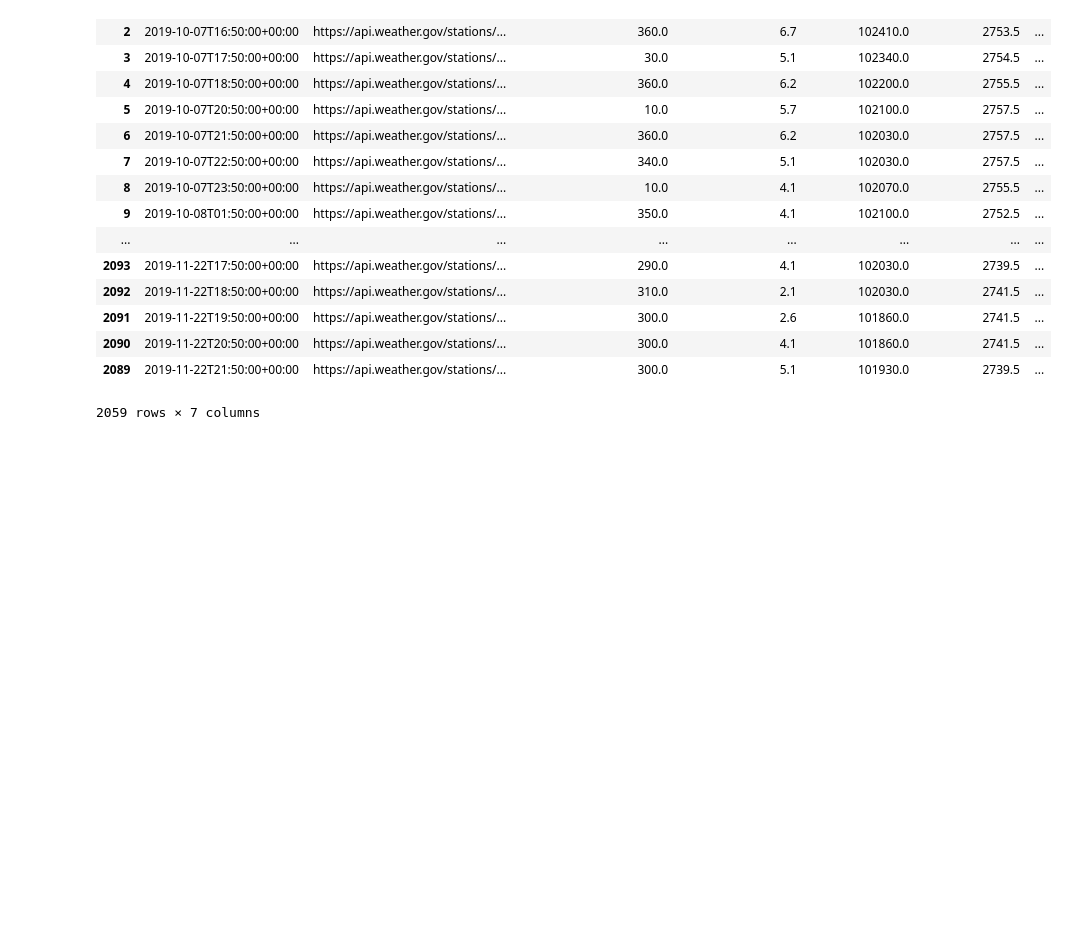
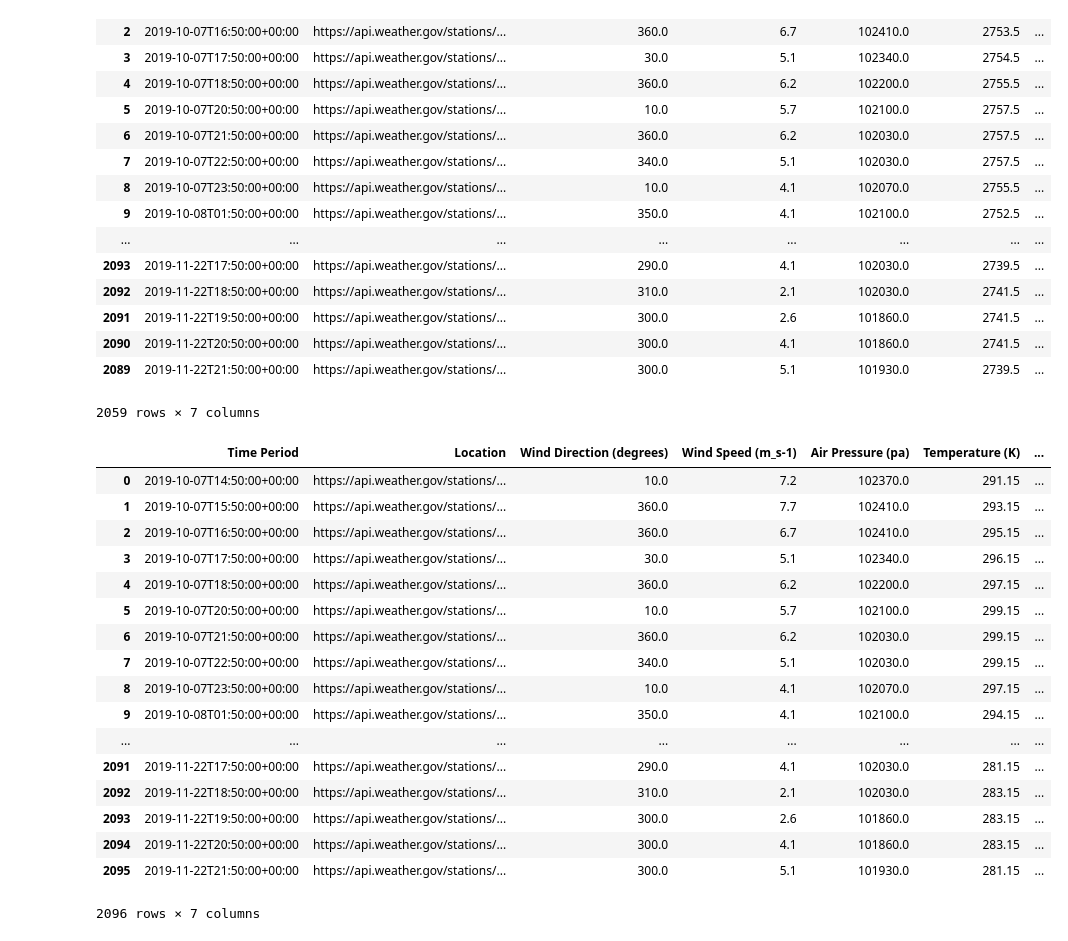
Before and after one commit to tatiana-ediger/Wind-Project, a Jupyter notebook: final project data set.ipynb, the cells around one changed output. Saved outputs shown, nothing was run; the diff lists cells and outputs as text; code cells hidden in the pictures; blank space fills up the shorter version.

```diff
--- a/final project data set.ipynb
+++ b/final project data set.ipynb
@@ -191,3 +162,60 @@ features_weather_info = df.drop(columns=['Location', 'Power Generated (watts)'])
 target_weather_info = df['Power Generated (watts)']
 features_power_info = df.drop(columns=['Location', 'Wind Direction (degrees)', 'Wind Speed (m_s-1)', 'Air Pressure (pa)', 'Temperature (K)'])
 target_power_info = df['Power Generated (watts)']
+# %%
+import pandas as pd
+df2 = pd.read_csv("weather_data.csv")
+import pandas as pd
+df2['Temperature (C)'] = df2['Temperature (C)'] + 273.15
+df2['Temperature (K)'] = df2['Temperature (C)']
+df2 = df2.drop(columns=['Temperature (C)'])
+# %%
+#Power = Cp 1/2 ρ A V³
+#P = Power output, watts
+#Cp = Maximum power coefficient, ranging from 0.25 to 0.45, dimension less (theoretical maximum = 0.59)
+#ρ = Air density, kg/m³
+#A = Rotor swept area, m² or
+#π D² / 4 (D is the rotor diameter in m, π = 3.1416)
+#V = Wind speed, mps[2]
+
+# density = pressure / (temp * constant)
+
+
+#air density: https://www.brisbanehotairballooning.com.au/calculate-air-density/
+specific_gas_constant_for_dry_air = 287.05 # in J/(kg.K)
+#https://openei.org/wiki/Small_Wind_Guidebook/How_Much_Energy_Will_My_System_Generate
+Maximum_power_coefficient = .35
+#all turbines: http://www.aweo.org/windmodels.html
+#we are using the wind turbine: GE 1.5s
+#GE 1.5s turbine: https://www.en.wind-turbine-models.com/turbines/565-general-electric-ge-1.5s
+Rotor_swept_area = 3904 #m^2 got
+
+def calculate_power(wind_speed, air_pressure, temp):
+    air_density = air_pressure / (temp * specific_gas_constant_for_dry_air)
+    power = Maximum_power_coefficient * .5 * air_density * Rotor_swept_area * (wind_speed ** 3)
+    return power
+# %%
+powers = []
+for index, row in df2.iterrows():
+    powers.append(calculate_power(row['Wind Speed (m_s-1)'], row['Air Pressure (pa)'], row['Temperature (K)']))
+df2['Power Generated (watts)'] = powers
+df2
+# %% [output]
+|  | Time Period | Location | Wind Direction (degrees) | Wind Speed (m_s-1) | Air Pressure (pa) | Temperature (K) | ... |
+| 0 | 2019-10-07T14:50:00+00:00 | https://api.weather.gov/stations/... | 10.0 | 7.2 | 102370.0 | 291.15 | ... |
+| 1 | 2019-10-07T15:50:00+00:00 | https://api.weather.gov/stations/... | 360.0 | 7.7 | 102410.0 | 293.15 | ... |
+| 2 | 2019-10-07T16:50:00+00:00 | https://api.weather.gov/stations/... | 360.0 | 6.7 | 102410.0 | 295.15 | ... |
+| 3 | 2019-10-07T17:50:00+00:00 | https://api.weather.gov/stations/... | 30.0 | 5.1 | 102340.0 | 296.15 | ... |
+| 4 | 2019-10-07T18:50:00+00:00 | https://api.weather.gov/stations/... | 360.0 | 6.2 | 102200.0 | 297.15 | ... |
+| 5 | 2019-10-07T20:50:00+00:00 | https://api.weather.gov/stations/... | 10.0 | 5.7 | 102100.0 | 299.15 | ... |
+| 6 | 2019-10-07T21:50:00+00:00 | https://api.weather.gov/stations/... | 360.0 | 6.2 | 102030.0 | 299.15 | ... |
+| 7 | 2019-10-07T22:50:00+00:00 | https://api.weather.gov/stations/... | 340.0 | 5.1 | 102030.0 | 299.15 | ... |
+| 8 | 2019-10-07T23:50:00+00:00 | https://api.weather.gov/stations/... | 10.0 | 4.1 | 102070.0 | 297.15 | ... |
+| 9 | 2019-10-08T01:50:00+00:00 | https://api.weather.gov/stations/... | 350.0 | 4.1 | 102100.0 | 294.15 | ... |
+| ... | ... | ... | ... | ... | ... | ... | ... |
+| 2091 | 2019-11-22T17:50:00+00:00 | https://api.weather.gov/stations/... | 290.0 | 4.1 | 102030.0 | 281.15 | ... |
+| 2092 | 2019-11-22T18:50:00+00:00 | https://api.weather.gov/stations/... | 310.0 | 2.1 | 102030.0 | 283.15 | ... |
+| 2093 | 2019-11-22T19:50:00+00:00 | https://api.weather.gov/stations/... | 300.0 | 2.6 | 101860.0 | 283.15 | ... |
+| 2094 | 2019-11-22T20:50:00+00:00 | https://api.weather.gov/stations/... | 300.0 | 4.1 | 101860.0 | 283.15 | ... |
+| 2095 | 2019-11-22T21:50:00+00:00 | https://api.weather.gov/stations/... | 300.0 | 5.1 | 101930.0 | 281.15 | ... |
+2096 rows × 7 columns
```
Also changed, not shown: parts of 14 cells of this notebook.
